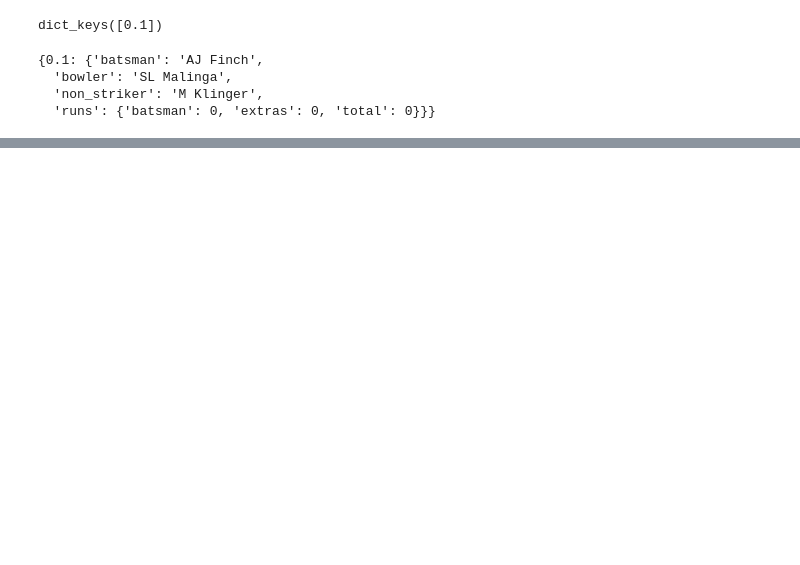
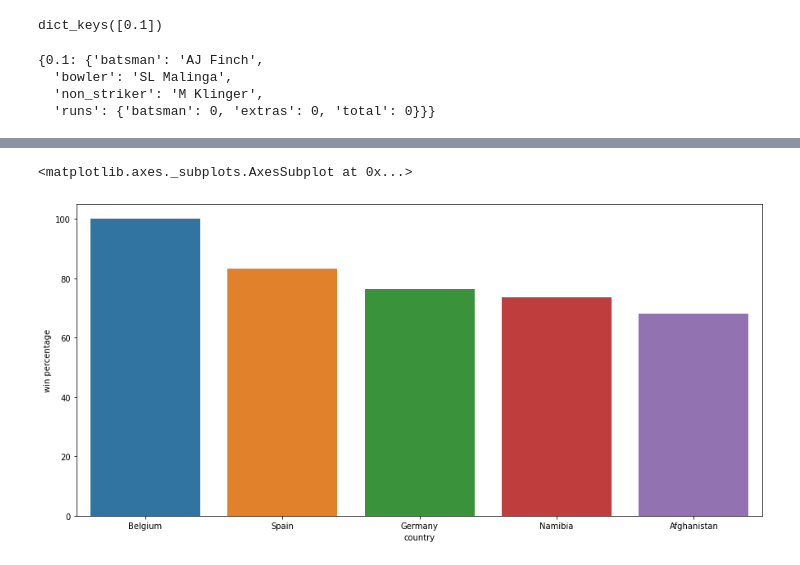
Before and after one commit to prateekk21/icc-data-analysis, a Jupyter notebook: Prateek_Arora_M1W4_Self_Project.ipynb, the cells around one changed output, grey strips where cells are left out. Saved outputs shown, nothing was run; the diff lists cells and outputs as text; code cells hidden in the pictures; blank space fills up the shorter version.

```diff
--- a/Prateek_Arora_M1W4_Self_Project.ipynb
+++ b/Prateek_Arora_M1W4_Self_Project.ipynb
@@ -285,0 +284,11 @@ get_innings_score(first_innings_deliveries)
+# %%
+l3 = []
+for i in df['team names']:
+  for j in i:
+    l3.append(j)
+d3 = dict(Counter(l3))
+df_t = pd.DataFrame.from_dict(d3, orient='index').reset_index()
+df_t.head()
+df_t.rename(columns={'index': 'country', 0:'play count'}, inplace=True)
+# %%
+wp_df = (pd.merge(w_df, df_t, on='country'))
@@ -285,0 +304,2 @@ get_innings_score(first_innings_deliveries)
+# %%
+wp_df['win percentage'] = (wp_df['win number']*100)/wp_df['play count']
@@ -285,0 +315,2 @@ get_innings_score(first_innings_deliveries)
+# %%
+wp_df.sort_values('win percentage', ascending = False, inplace=True)
@@ -285,0 +337,7 @@ get_innings_score(first_innings_deliveries)
+# %%
+fig_dims = (15, 7)
+fig, ax = plt.subplots(figsize=fig_dims)
+sns.barplot(data=wp_df.head(), x='country', y='win percentage', ax=ax)
+# %% [output]
+<matplotlib.axes._subplots.AxesSubplot at 0x...>
+[figure, added]
```
Also changed, not shown: parts of 79 cells of this notebook.
